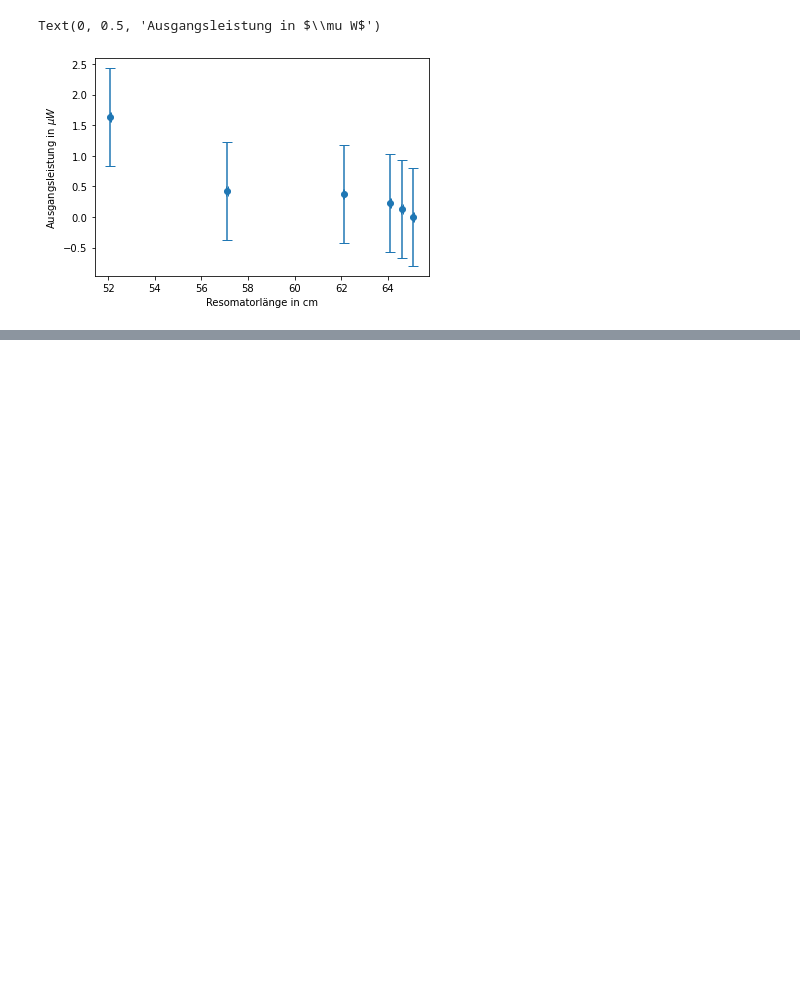
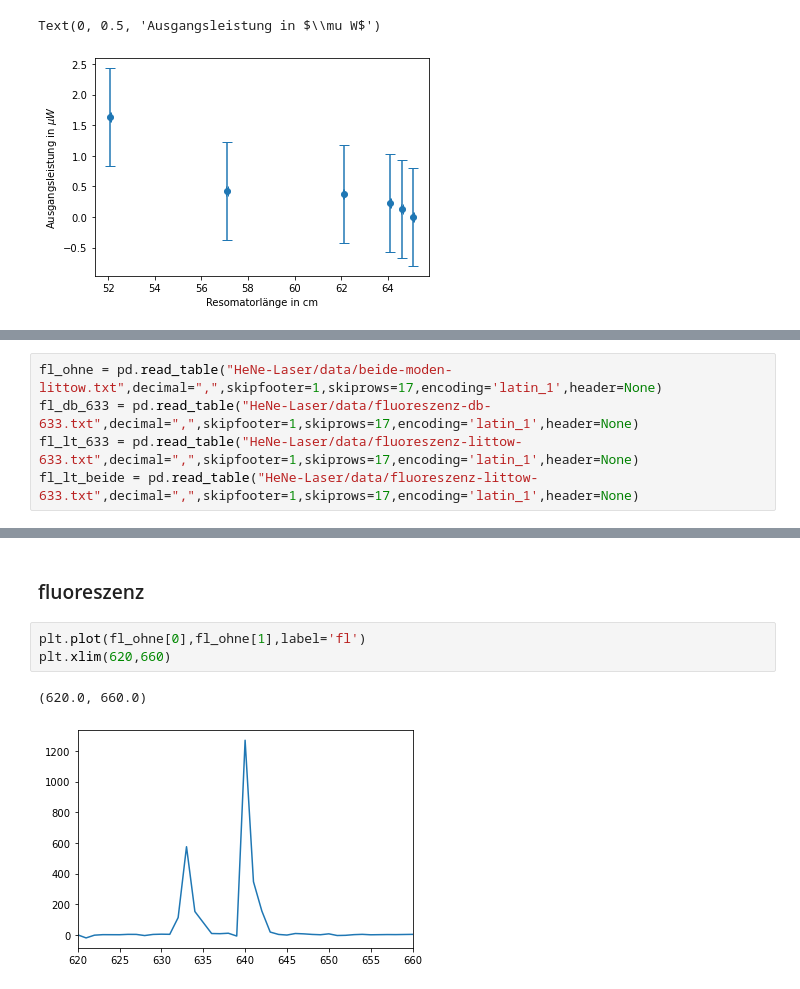
Before and after one commit to emhl/FP1, a Jupyter notebook: HeNe-Laser.ipynb, the cells around one changed output, grey strips where cells are left out. Cells and saved outputs as stored; diff of their text form; blank space fills up the shorter version.

```diff
--- a/HeNe-Laser.ipynb
+++ b/HeNe-Laser.ipynb
@@ -211,0 +243,5 @@ Text(0, 0.5, 'Ausgangsleistung in $\\mu W$')
+# %%
+fl_ohne = pd.read_table("HeNe-Laser/data/beide-moden-littow.txt",decimal=",",skipfooter=1,skiprows=17,encoding='latin_1',header=None)
+fl_db_633 = pd.read_table("HeNe-Laser/data/fluoreszenz-db-633.txt",decimal=",",skipfooter=1,skiprows=17,encoding='latin_1',header=None)
+fl_lt_633 = pd.read_table("HeNe-Laser/data/fluoreszenz-littow-633.txt",decimal=",",skipfooter=1,skiprows=17,encoding='latin_1',header=None)
+fl_lt_beide = pd.read_table("HeNe-Laser/data/fluoreszenz-littow-633.txt",decimal=",",skipfooter=1,skiprows=17,encoding='latin_1',header=None)
@@ -211,0 +264,8 @@ Text(0, 0.5, 'Ausgangsleistung in $\\mu W$')
+# %% [markdown]
+### fluoreszenz
+# %%
+plt.plot(fl_ohne[0],fl_ohne[1],label='fl')
+plt.xlim(620,660)
+# %% [output]
+(620.0, 660.0)
+[figure, added]
```
Also changed, not shown: parts of 10 cells of this notebook.
